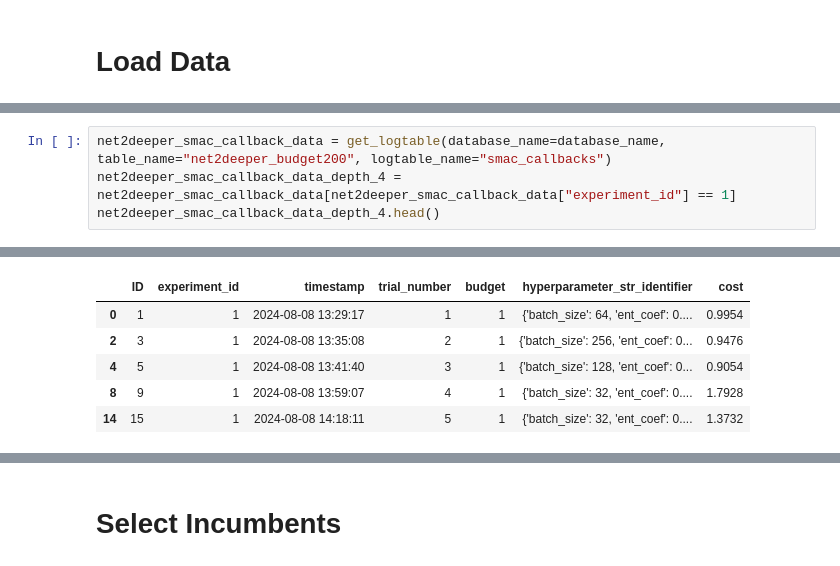
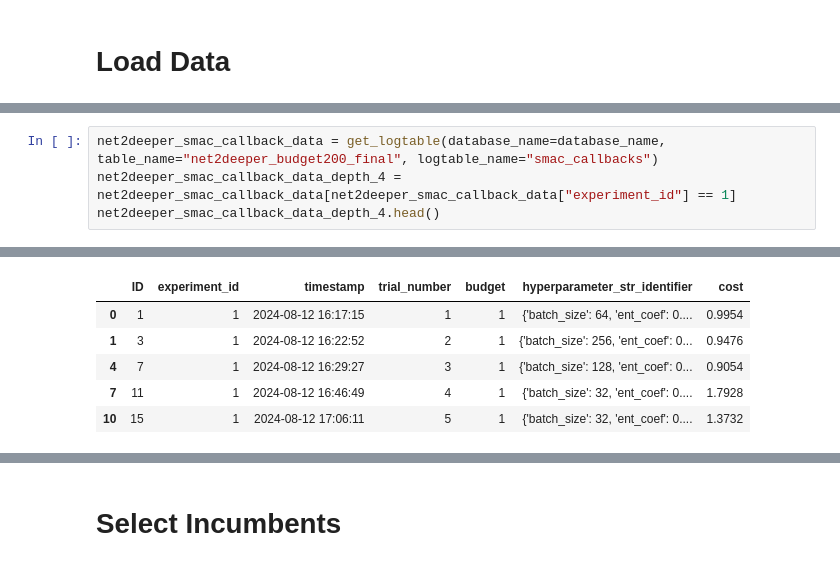
Before and after one commit to automl/GrowNN, a Jupyter notebook: plotting/net2deeper/plot_training_process.ipynb, the cells around one changed output, grey strips where cells are left out. Saved outputs shown, nothing was run; the diff lists cells and outputs as text.

```diff
--- a/plotting/net2deeper/plot_training_process.ipynb
+++ b/plotting/net2deeper/plot_training_process.ipynb
@@ -93,7 +93,7 @@ baseline_depth_4_callback_data.head()
 | 3 | 11 | 4 | 2024-08-06 11:53:04 | 4 | None | {'batch_size': 32, 'ent_coef': 0.... | 1.7846 |
 | 4 | 12 | 4 | 2024-08-06 13:16:26 | 5 | None | {'batch_size': 32, 'ent_coef': 0.... | 1.7510 |
 # %%
-net2deeper_smac_callback_data = get_logtable(database_name=database_name, table_name="net2deeper_budget200", logtable_name="smac_callbacks")
+net2deeper_smac_callback_data = get_logtable(database_name=database_name, table_name="net2deeper_budget200_final", logtable_name="smac_callbacks")
 net2deeper_smac_callback_data_depth_4 = net2deeper_smac_callback_data[net2deeper_smac_callback_data["experiment_id"] == 1]
 net2deeper_smac_callback_data_depth_4.head()
 # %% [output]
@@ -117,7 +117,7 @@ net2deeper_smac_callback_data_depth_4.head()
 |  | ID | experiment_id | timestamp | trial_number | budget | hyperparameter_str_identifier | cost |
-| 0 | 1 | 1 | 2024-08-08 13:29:17 | 1 | 1 | {'batch_size': 64, 'ent_coef': 0.... | 0.9954 |
-| 2 | 3 | 1 | 2024-08-08 13:35:08 | 2 | 1 | {'batch_size': 256, 'ent_coef': 0... | 0.9476 |
-| 4 | 5 | 1 | 2024-08-08 13:41:40 | 3 | 1 | {'batch_size': 128, 'ent_coef': 0... | 0.9054 |
-| 8 | 9 | 1 | 2024-08-08 13:59:07 | 4 | 1 | {'batch_size': 32, 'ent_coef': 0.... | 1.7928 |
-| 14 | 15 | 1 | 2024-08-08 14:18:11 | 5 | 1 | {'batch_size': 32, 'ent_coef': 0.... | 1.3732 |
+| 0 | 1 | 1 | 2024-08-12 16:17:15 | 1 | 1 | {'batch_size': 64, 'ent_coef': 0.... | 0.9954 |
+| 1 | 3 | 1 | 2024-08-12 16:22:52 | 2 | 1 | {'batch_size': 256, 'ent_coef': 0... | 0.9476 |
+| 4 | 7 | 1 | 2024-08-12 16:29:27 | 3 | 1 | {'batch_size': 128, 'ent_coef': 0... | 0.9054 |
+| 7 | 11 | 1 | 2024-08-12 16:46:49 | 4 | 1 | {'batch_size': 32, 'ent_coef': 0.... | 1.7928 |
+| 10 | 15 | 1 | 2024-08-12 17:06:11 | 5 | 1 | {'batch_size': 32, 'ent_coef': 0.... | 1.3732 |
 # %%
```
Also changed, not shown: parts of 10 cells of this notebook, 17 other files.
